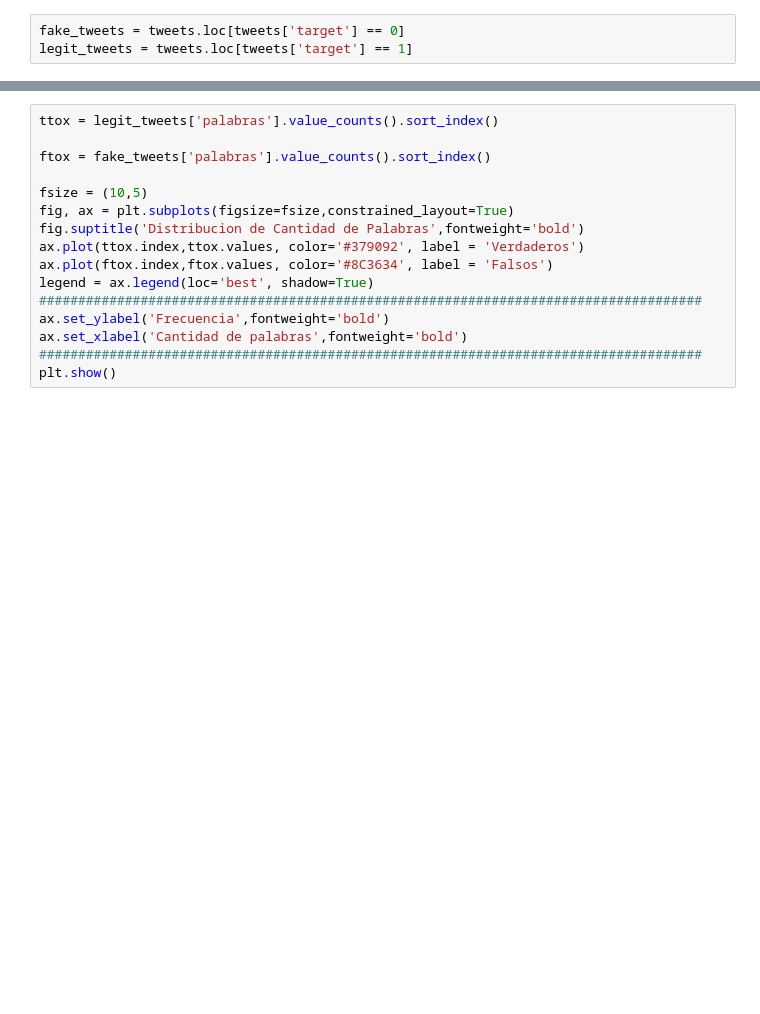
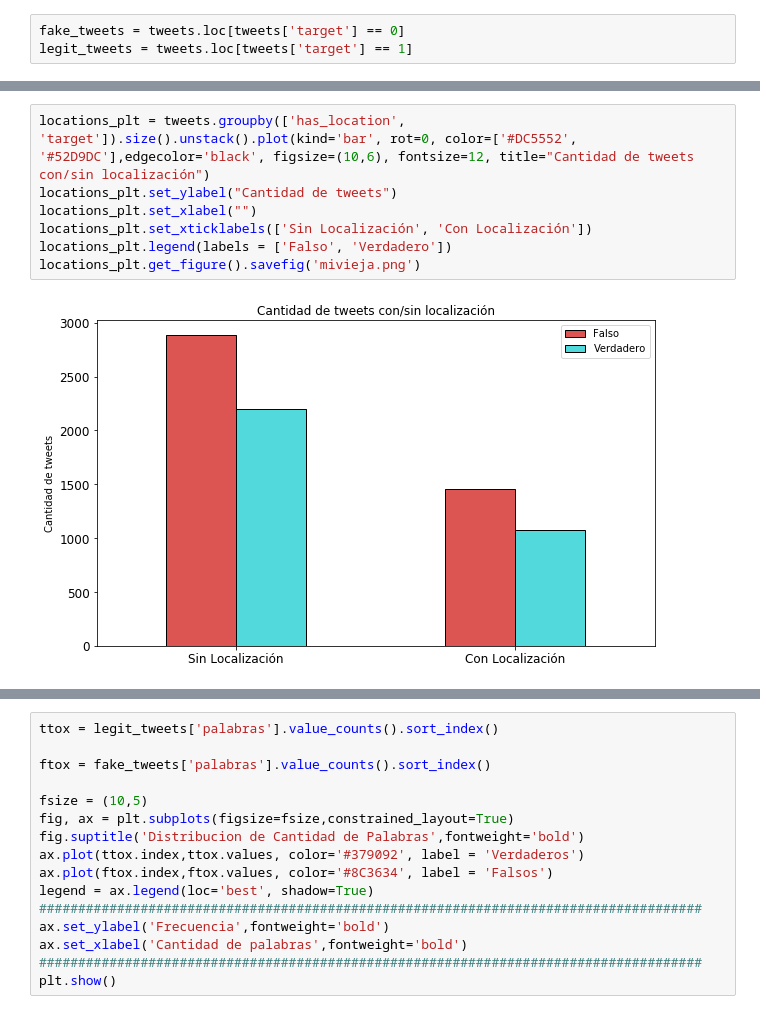
Before and after one commit to freedocx/CovidNPLDisaster, a Jupyter notebook: Franco/Analysis.ipynb, the cells around one changed output, grey strips where cells are left out. Drawn from its saved outputs; the diff is of its cells as text; blank space fills up the shorter version.

```diff
--- a/Franco/Analysis.ipynb
+++ b/Franco/Analysis.ipynb
@@ -78,0 +91,9 @@ fake_tweets
+# %%
+locations_plt = tweets.groupby(['has_location', 'target']).size().unstack().plot(kind='bar', rot=0, color=['#DC5552', '#52D9DC'],edgecolor='black', figsize=(10,6), fontsize=12, title="Cantidad de tweets con/sin localización")
+locations_plt.set_ylabel("Cantidad de tweets")
+locations_plt.set_xlabel("")
+locations_plt.set_xticklabels(['Sin Localización', 'Con Localización'])
+locations_plt.legend(labels = ['Falso', 'Verdadero'])
+locations_plt.get_figure().savefig('mivieja.png')
+# %% [output]
+[figure, added]
```
Also changed, not shown: parts of 8 cells of this notebook, 3 other files.
